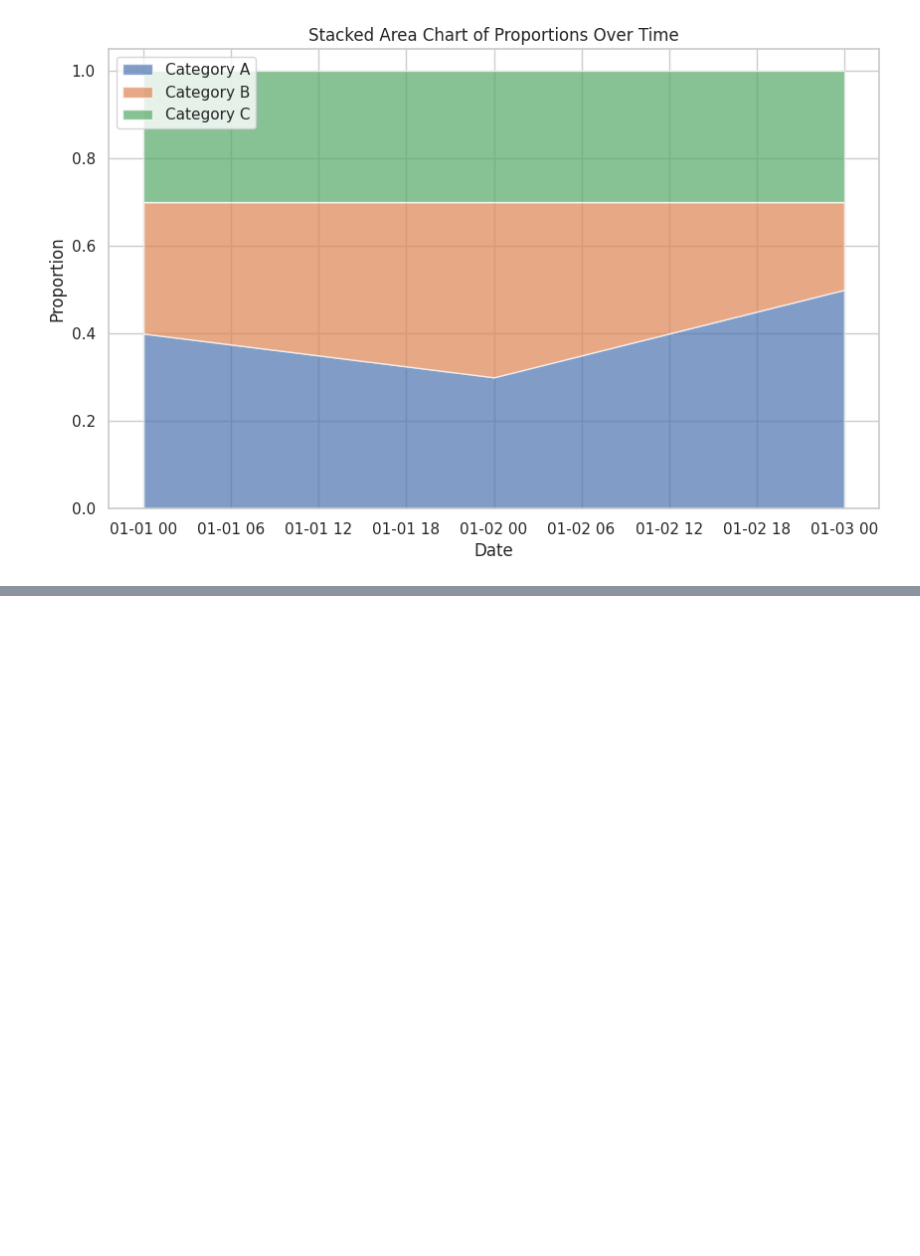
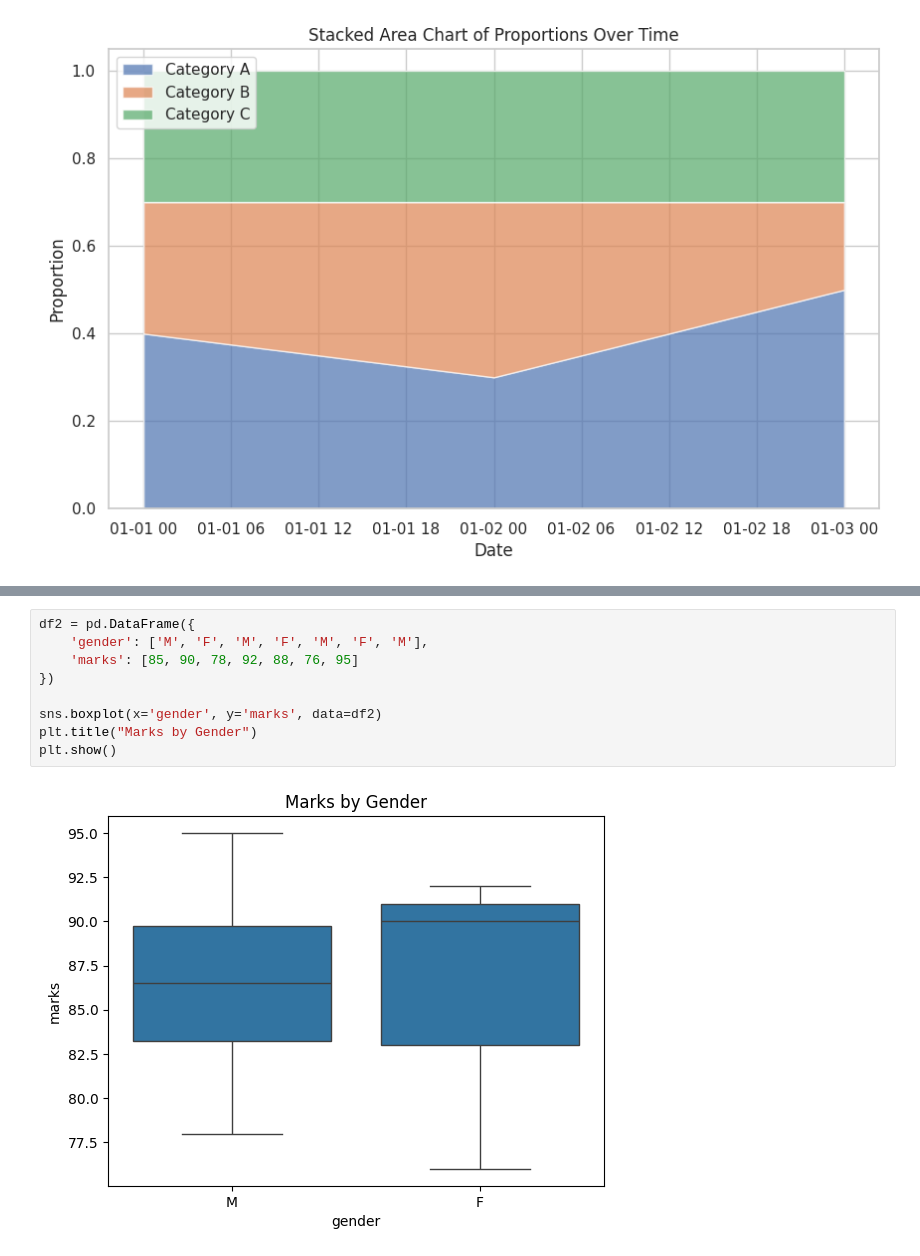
Before and after one commit to ayanbagawan/23CS520, a Jupyter notebook: 23cs520.ipynb, the cells around one changed output, grey strips where cells are left out. Drawn from its saved outputs; the diff is of its cells as text; blank space fills up the shorter version.

```diff
--- a/23cs520.ipynb
+++ b/23cs520.ipynb
@@ -1924,0 +1997,11 @@ plt.show()
+# %%
+df2 = pd.DataFrame({
+    'gender': ['M', 'F', 'M', 'F', 'M', 'F', 'M'],
+    'marks': [85, 90, 78, 92, 88, 76, 95]
+})
+
+sns.boxplot(x='gender', y='marks', data=df2)
+plt.title("Marks by Gender")
+plt.show()
+# %% [output]
+[figure, added]
```
Also changed, not shown: parts of 25 cells of this notebook.
